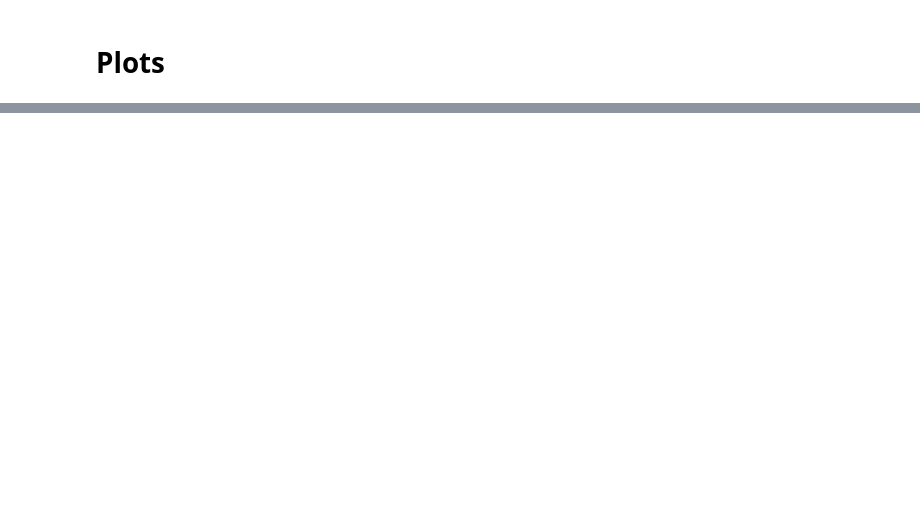
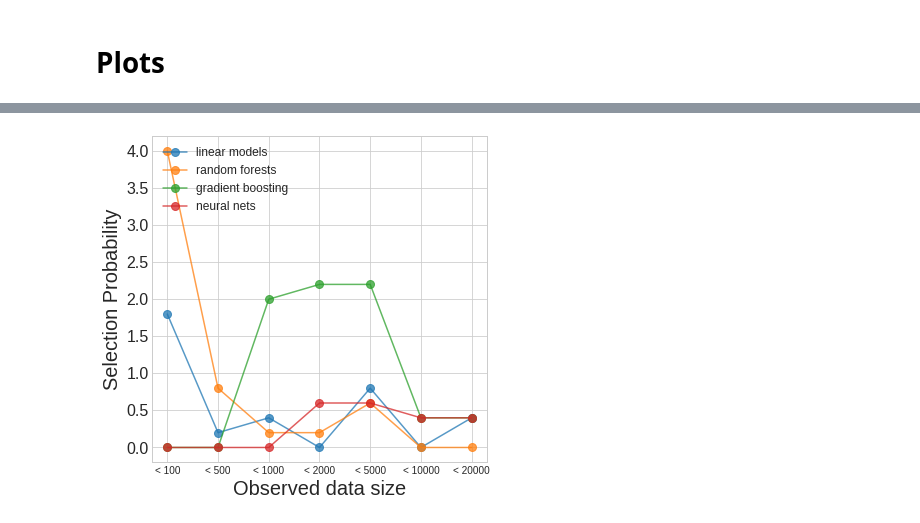
Before and after one commit to vanderschaarlab/hyperimpute, a Jupyter notebook: tutorials/experiments_03_insights_hyperimpute_model_selection.ipynb, the cells around one changed output, grey strips where cells are left out. Saved outputs shown, nothing was run; the diff lists cells and outputs as text; code cells hidden in the pictures; blank space fills up the shorter version.

Commit message:
add model selection tutorial

```diff
--- a/tutorials/experiments_03_insights_hyperimpute_model_selection.ipynb
+++ b/tutorials/experiments_03_insights_hyperimpute_model_selection.ipynb
@@ -171,2 +205,5 @@ full_output
+# %%
+with open("general_results/model_selection_trace.json", "w") as f:
+    json.dump(full_output, f)
 # %% [markdown]
 # Plots
@@ -173,4 +212,10 @@ full_output
 # %%
 import json
 import matplotlib.pyplot as plt
+from pathlib import Path
+
+with open("general_results/model_selection_trace.json") as f:
+    data = json.load(f)
+
+output_dir = Path("diagrams/model_selection")
 # %%
@@ -232,5 +317,0 @@ def plot_figure(normalized_model_count):
-# %%
-json_file_path = "selected_models_by_column.json"
-
-with open(json_file_path, "r") as j:
-    data = json.loads(j.read())
@@ -237,3 +320,82 @@ with open(json_file_path, "r") as j:
 # %%
-normalized_model_count = parse_json_data(data, "MAR")
-plot_figure(normalized_model_count)
+buckets = [100, 500, 1000, 2000, 5000, 10000, 20000]
+
+
+def get_size_bucket(df_size):
+    for thresh in buckets:
+        if df_size - 1 < thresh:
+            return f"< {thresh}"
+    raise RuntimeError(f"unsupported {df_size}")
+
+
+def generate_model_to_availability_count(data, scenario="MAR"):
+    model_tracking = {}
+    for data_set in data:
+        raw_df = raw_datasets[data_set]
+        df_len = len(raw_df)
+        for miss_pct in [0.1, 0.3, 0.5, 0.7]:
+            missingness = str(miss_pct)
+            trace = data[data_set][scenario][missingness]
+            observed_data = int((1 - miss_pct) * df_len)
+            models_selected = compress_model_trace(trace["model_trace"])
+
+            bucket = get_size_bucket(observed_data)
+
+            for model in models_selected:
+                if not model_tracking.get(bucket, {}).get(model, {}):
+                    if not model_tracking.get(bucket, {}):
+                        model_tracking[bucket] = {model: 1}
+                    else:
+                        model_tracking[bucket][model] = 1
+                else:
+                    model_tracking[bucket][model] += 1
+
+    unique_models = []
+    for bucket in model_tracking:
+        models = list(model_tracking[bucket].keys())
+        for model in models:
+            if model not in unique_models:
+                unique_models.append(model)
+
+    normalized_model_count = {}
+    total_model_count = sum([count for model, count in model_tracking["< 100"].items()])
+    for model in unique_models:
+        normalized_model_count[model] = [0] * len(buckets)
+        for index, bucket in enumerate(model_tracking):
+            try:
+                normalized_model_count[model][index] = (
+                    model_tracking[bucket][model] / total_model_count
+                )
+            except KeyError:
+                pass
+
+    return normalized_model_count
+
+
+def plot_figure(normalized_model_count):
+    plt.style.use("seaborn-whitegrid")
+    fig = plt.figure(figsize=(6, 6))
+    for model in normalized_model_count:
+        plt.plot(
+            [get_size_bucket(bucket) for bucket in buckets],
+            normalized_model_count[model],
+            label=model,
+            marker="o",
+            ms=8,
+            alpha=0.75,
+        )
+
+    plt.xlabel("Observed data size", fontsize=20)
+    plt.ylabel("Selection Probability", fontsize=20)
+    plt.yticks(fontsize=16)
+    plt.legend(prop={"size": 12}, loc=2)
+
+    plt.savefig(output_dir / f"model_selection_by_data_availability.png")
+
+    plt.show()
+
+
+out = generate_model_to_availability_count(data, "MAR")
+plot_figure(out)
+# %% [output]
+[figure, added]
```
Also changed, not shown: parts of 14 cells of this notebook.
